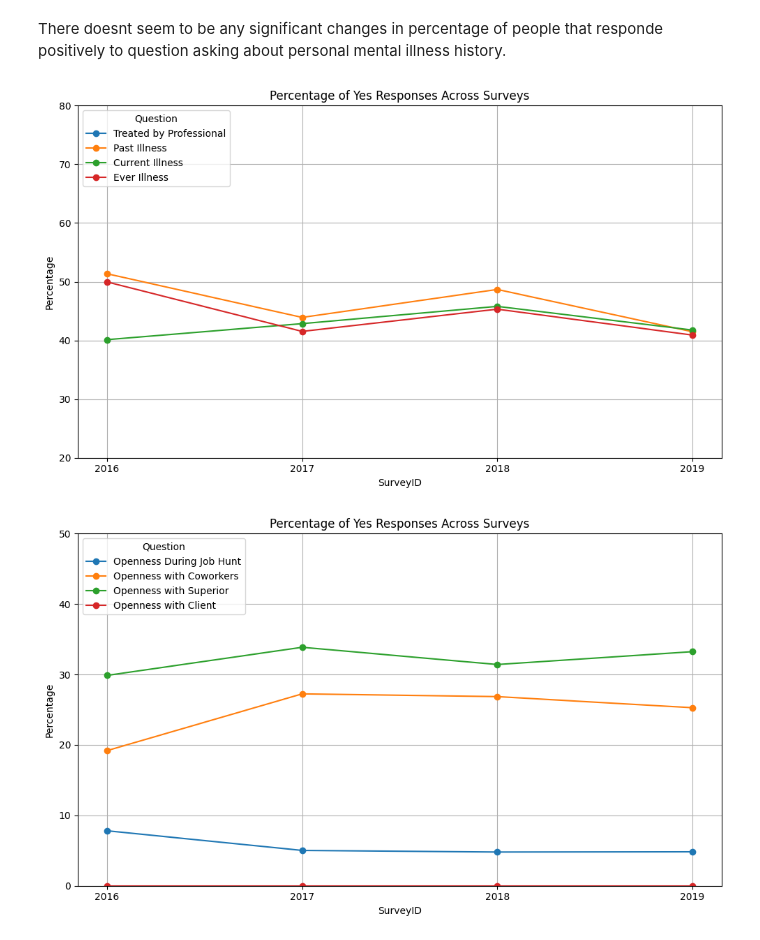
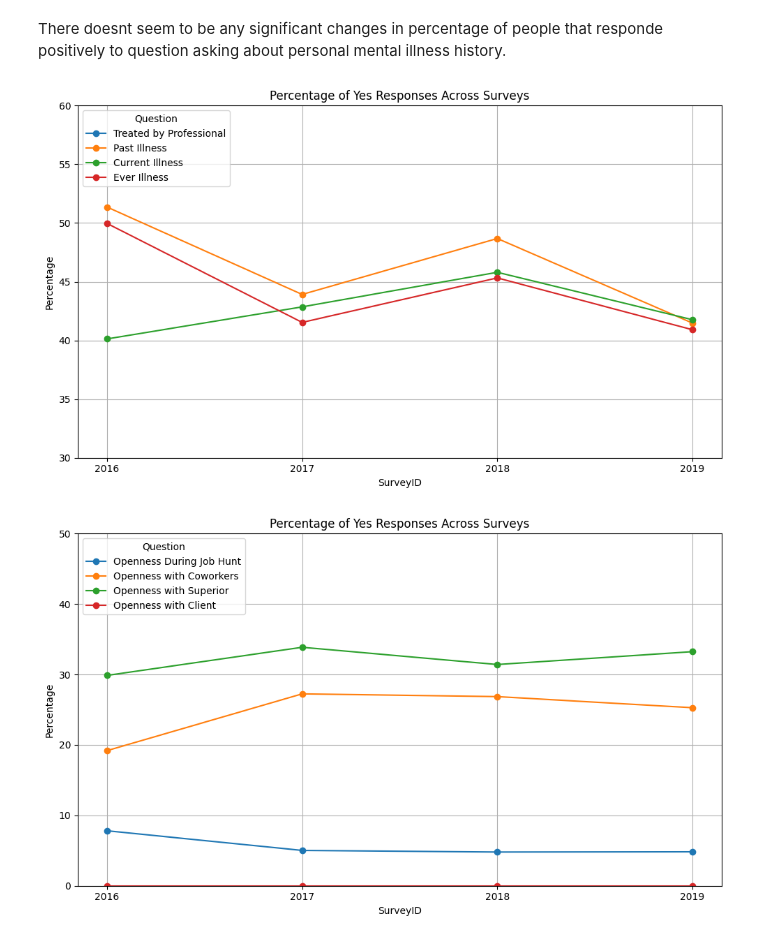
Before and after one commit to minde121/Mental-Health-EDA, a Jupyter notebook: mental_health_EDA.ipynb, the cells around one changed output. Saved outputs shown, nothing was run; the diff lists cells and outputs as text; code cells hidden in the pictures.

```diff
--- a/mental_health_EDA.ipynb
+++ b/mental_health_EDA.ipynb
@@ -362,28 +360,24 @@ ever_ilness_df['Yes_Percentage'] = (ever_ilness_df['Yes_Count'] / ever_ilness_df
 # %%
 plt.figure(figsize=(10, 6))
 
-# Plotting Yes percentage for each DataFrame
 plt.plot(treated_df['SurveyID'], treated_df['Yes_Percentage'], label='Treated by Professional', marker='o')
 plt.plot(past_ilness_df['SurveyID'], past_ilness_df['Yes_Percentage'], label='Past Illness', marker='o')
 plt.plot(current_ilness_df['SurveyID'], current_ilness_df['Yes_Percentage'], label='Current Illness', marker='o')
 plt.plot(ever_ilness_df['SurveyID'], ever_ilness_df['Yes_Percentage'], label='Ever Illness', marker='o')
 
-# Adding labels and title
 plt.title('Percentage of Yes Responses Across Surveys')
 plt.xlabel('SurveyID')
 plt.ylabel('Percentage')
 plt.legend(title='Question', loc='upper left')
 plt.grid(True)
 plt.xticks(ever_ilness_df['SurveyID'])
 plt.tight_layout()
 
-# Setting y-axis limits from 0 to 100%
-plt.ylim(20, 80)
+plt.ylim(30, 60)
 
-# Showing the plot
 plt.show()
 # %% [output]
-[figure, old version]
+[figure, new version]
 # %%
 plt.figure(figsize=(10, 6))
 
```
Also changed, not shown: parts of 2 cells of this notebook, 1 other file.
